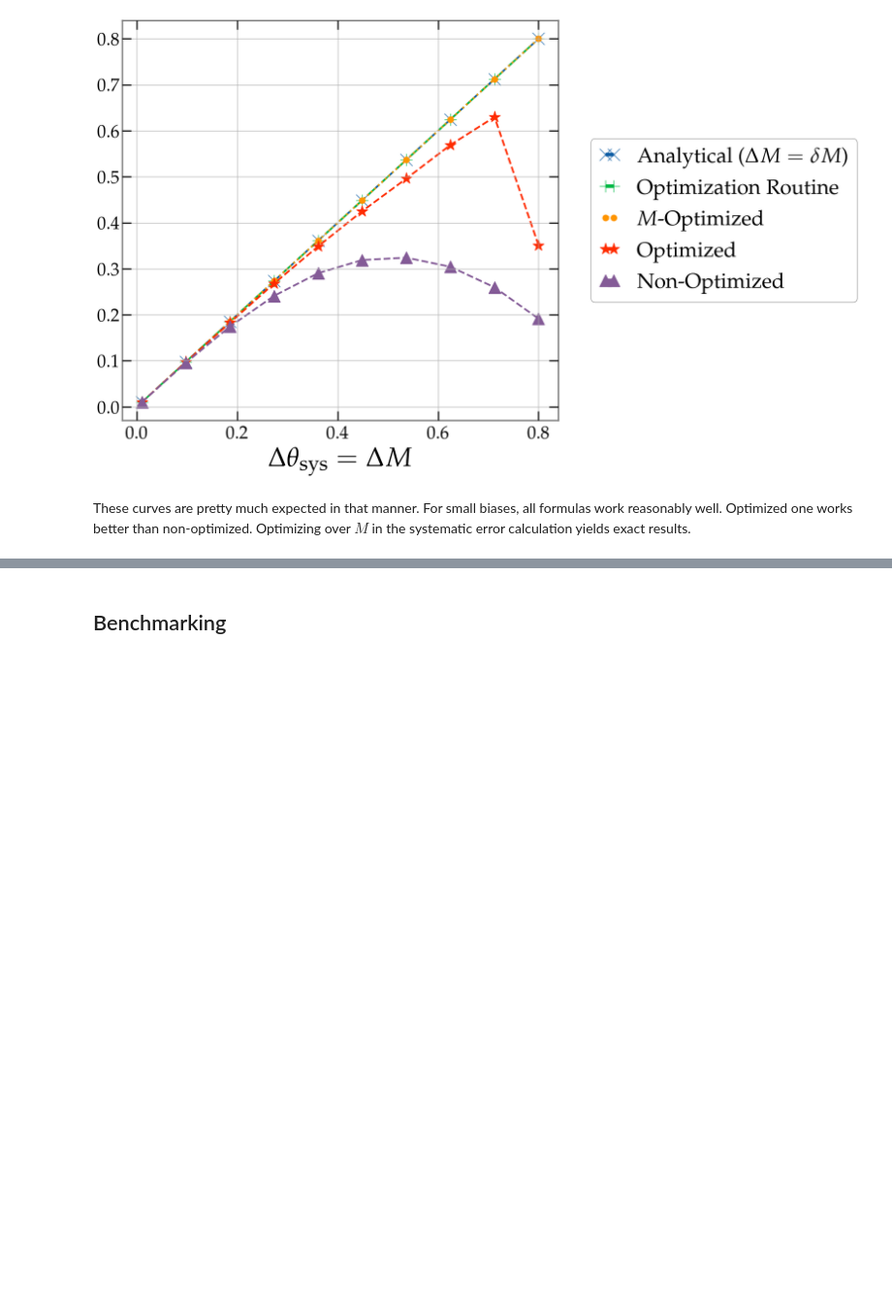
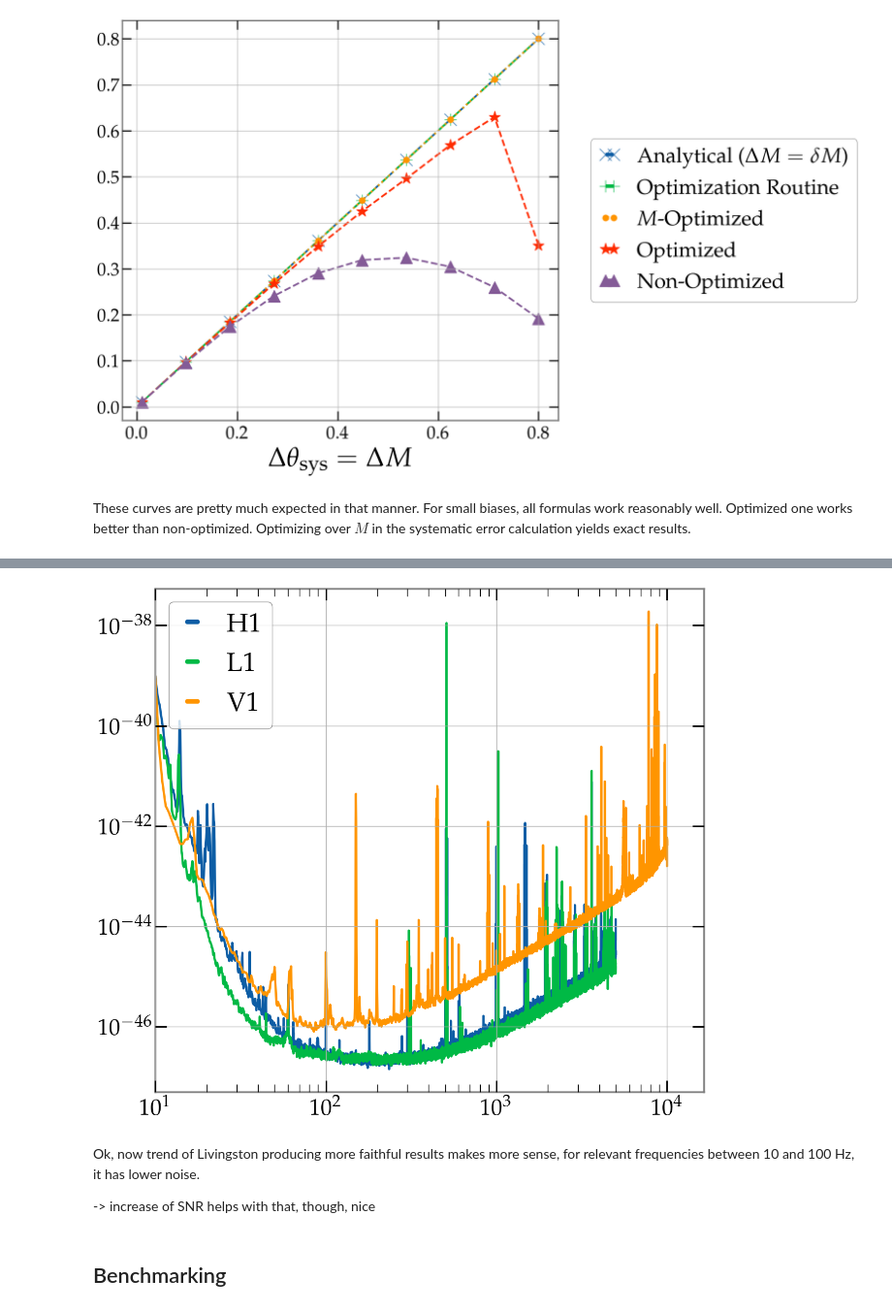
Before and after one commit to MaxMelching/gw-signal-tools, a Jupyter notebook: docs/tutorials/fisher_tests.ipynb, the cells around one changed output, grey strips where cells are left out. Shown at 97% size. Cells and saved outputs as stored; diff of their text form; code cells hidden in the pictures; blank space fills up the shorter version.

```diff
--- a/docs/tutorials/fisher_tests.ipynb
+++ b/docs/tutorials/fisher_tests.ipynb
@@ -691,3 +944,20 @@ These curves are pretty much expected in that manner. For small biases, all form
+# %%
+plt.plot(psd_o3_h1, label='H1')
+plt.plot(psd_o3_l1, label='L1')
+plt.plot(psd_o3_v1, label='V1')
+
+plt.loglog()
+plt.legend()
+
+plt.xlim(left=10)
+
+plt.show()
+# %% [output]
+[figure, added]
+# %% [markdown]
+Ok, now trend of Livingston producing more faithful results makes more sense, for relevant frequencies between 10 and 100 Hz, it has lower noise.
+
+-> increase of SNR helps with that, though, nice
 # %% [markdown]
 ## Benchmarking
 # %%
```
Also changed, not shown: parts of 25 cells of this notebook.
